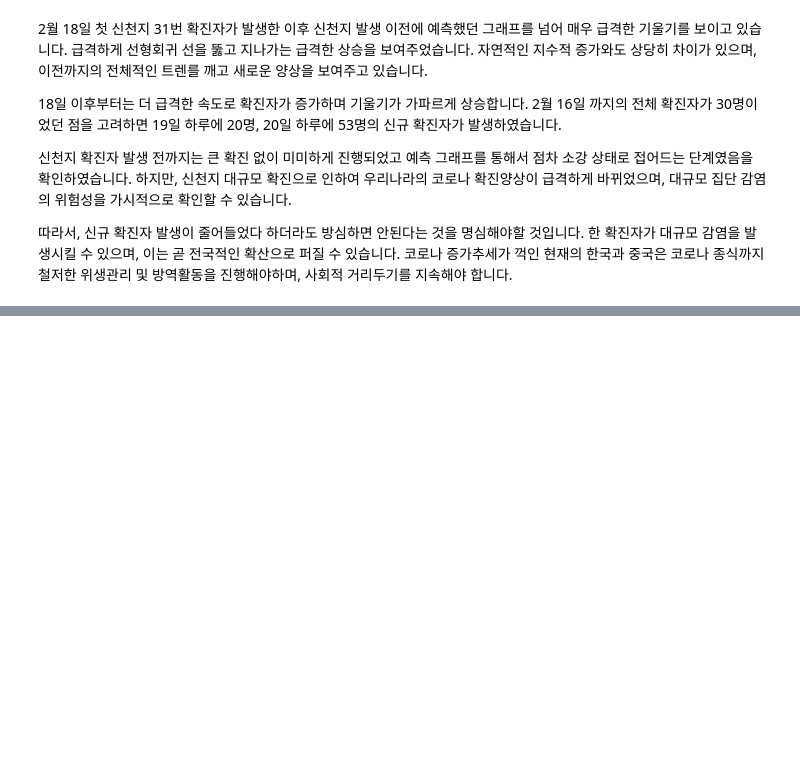
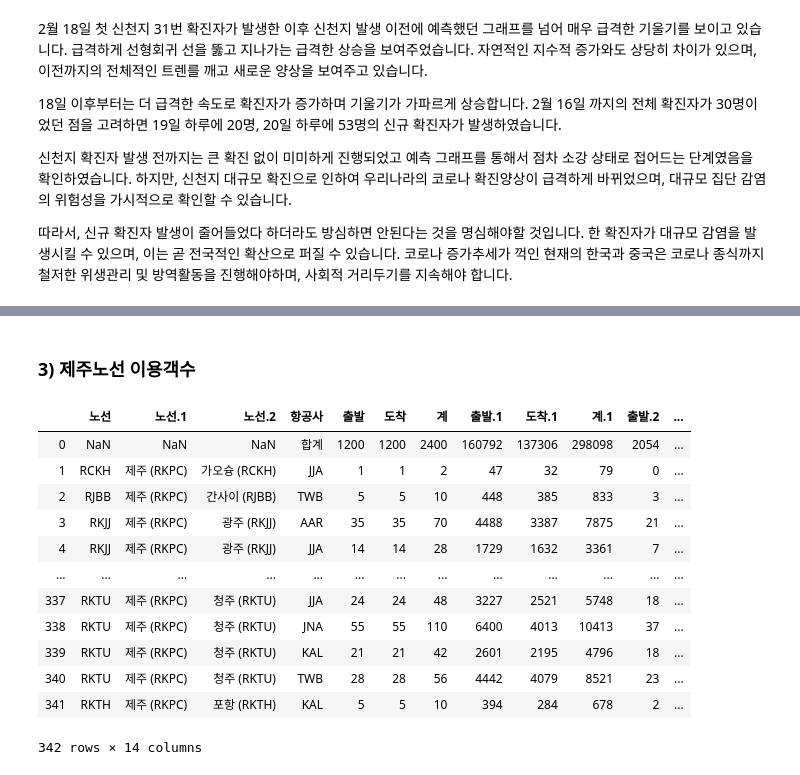
Before and after one commit to chan157/DACON_COVID, a Jupyter notebook: Submission_test_v4.ipynb, the cells around one changed output, grey strips where cells are left out. Cells and saved outputs as stored; diff of their text form; code cells hidden in the pictures; blank space fills up the shorter version.

```diff
--- a/Submission_test_v4.ipynb
+++ b/Submission_test_v4.ipynb
@@ -924,9 +970,0 @@ plotly.offline.iplot(table)
-# %%
-cnf, dth, rec, act = '#393e46', '#ff2e63', '#21bf73', '#fe9801'
-DEFAULT_PLOTLY_COLORS=['rgb(31, 119, 180)', 'rgb(255, 127, 14)',
-                       'rgb(44, 160, 44)', 'rgb(214, 39, 40)',
-                       'rgb(148, 103, 189)', 'rgb(140, 86, 75)',
-                       'rgb(227, 119, 194)', 'rgb(127, 127, 127)',
-                       'rgb(188, 189, 34)', 'rgb(23, 190, 207)']
-
-layout_setting = {'xaxis_title':'Date','yaxis_title':'Number','font':dict(size=15,color='#60606e',family='Franklin Gothic' )}
@@ -975,9 +970,0 @@ layout_setting = {'xaxis_title':'Date','yaxis_title':'Number','font':dict(size=1
-# %%
-cnf, dth, rec, act = '#393e46', '#ff2e63', '#21bf73', '#fe9801'
-DEFAULT_PLOTLY_COLORS=['rgb(31, 119, 180)', 'rgb(255, 127, 14)',
-                       'rgb(44, 160, 44)', 'rgb(214, 39, 40)',
-                       'rgb(148, 103, 189)', 'rgb(140, 86, 75)',
-                       'rgb(227, 119, 194)', 'rgb(127, 127, 127)',
-                       'rgb(188, 189, 34)', 'rgb(23, 190, 207)']
-
-layout_setting = {'xaxis_title':'Date','yaxis_title':'Number','font':dict(size=15,color='#60606e',family='Franklin Gothic' )}
@@ -1113,13 +1160,0 @@ fig.show()
-# %%
-data=[]
-for province in province_name:
-    df = pd.DataFrame()
-    for city_name in province:
-        sub = patientInfo[(patientInfo.confirmed_date >='2020-02-25')&(patientInfo.confirmed_date <='2020-03-09')&(patientInfo.province==city_name)]
-        df = pd.concat([df,sub],ignore_index=True)
-    df = pd.pivot_table(df, index='confirmed_date', columns='infection_case',values='patient_id',aggfunc='count').ffill().fillna(0).cumsum()
-    data.append(df)
-# %%
-col = data[0].columns
-data = pd.concat(data, axis=1)
-data = data.ffill()
@@ -1921,0 +1983,24 @@ fig.show()
+# %% [markdown]
+### 3) 제주노선 이용객수
+# %%
+airline= pd.DataFrame()
+month_list=['0221-0227','0228-0305','0306-0312','0313-0319','0320-0326','0327-0402','0403-0409','0410-0416','0417-0423','0424-0430','0501-0507']
+for month in month_list:
+    df=pd.read_excel('노선별 수송현황 {}.xlsx'.format(month), header =2)
+    df['날짜'] = month
+    airline = pd.concat([airline, df], ignore_index=True)
+airline
+# %% [output]
+|  | 노선 | 노선.1 | 노선.2 | 항공사 | 출발 | 도착 | 계 | 출발.1 | 도착.1 | 계.1 | 출발.2 | ... |
+| 0 | NaN | NaN | NaN | 합계 | 1200 | 1200 | 2400 | 160792 | 137306 | 298098 | 2054 | ... |
+| 1 | RCKH | 제주 (RKPC) | 가오슝 (RCKH) | JJA | 1 | 1 | 2 | 47 | 32 | 79 | 0 | ... |
+| 2 | RJBB | 제주 (RKPC) | 간사이 (RJBB) | TWB | 5 | 5 | 10 | 448 | 385 | 833 | 3 | ... |
+| 3 | RKJJ | 제주 (RKPC) | 광주 (RKJJ) | AAR | 35 | 35 | 70 | 4488 | 3387 | 7875 | 21 | ... |
+| 4 | RKJJ | 제주 (RKPC) | 광주 (RKJJ) | JJA | 14 | 14 | 28 | 1729 | 1632 | 3361 | 7 | ... |
+| ... | ... | ... | ... | ... | ... | ... | ... | ... | ... | ... | ... | ... |
+| 337 | RKTU | 제주 (RKPC) | 청주 (RKTU) | JJA | 24 | 24 | 48 | 3227 | 2521 | 5748 | 18 | ... |
+| 338 | RKTU | 제주 (RKPC) | 청주 (RKTU) | JNA | 55 | 55 | 110 | 6400 | 4013 | 10413 | 37 | ... |
+| 339 | RKTU | 제주 (RKPC) | 청주 (RKTU) | KAL | 21 | 21 | 42 | 2601 | 2195 | 4796 | 18 | ... |
+| 340 | RKTU | 제주 (RKPC) | 청주 (RKTU) | TWB | 28 | 28 | 56 | 4442 | 4079 | 8521 | 23 | ... |
+| 341 | RKTH | 제주 (RKPC) | 포항 (RKTH) | KAL | 5 | 5 | 10 | 394 | 284 | 678 | 2 | ... |
+342 rows × 14 columns
```
Also changed, not shown: parts of 68 cells of this notebook.
